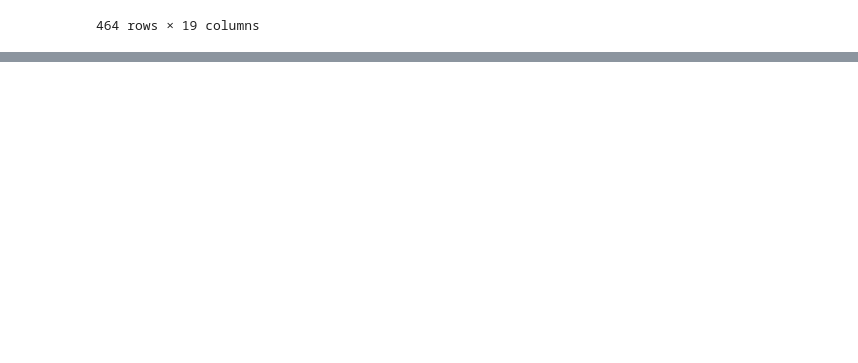
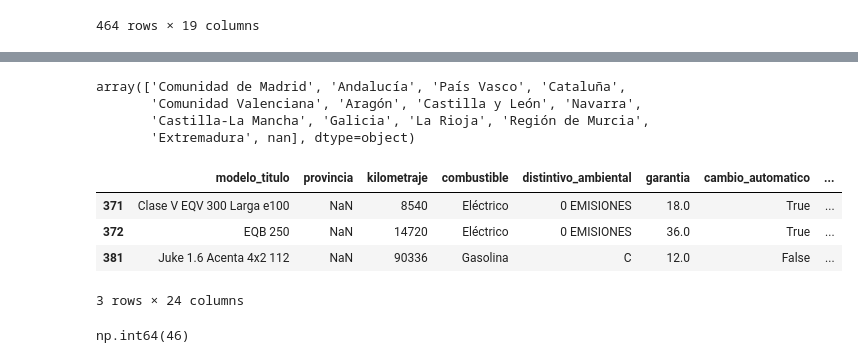
Before and after one commit to Bross-IT/PFB_coches, a Jupyter notebook: temp/ejecutar_script_limpieza.ipynb, the cells around one changed output, grey strips where cells are left out. Cells and saved outputs as stored; diff of their text form; code cells hidden in the pictures; blank space fills up the shorter version.

```diff
--- a/temp/ejecutar_script_limpieza.ipynb
+++ b/temp/ejecutar_script_limpieza.ipynb
@@ -45,3 +82,28 @@ df_limpio
+# %%
+df_limpio["comunidad"].unique()
+# %% [output]
+array(['Comunidad de Madrid', 'Andalucía', 'País Vasco', 'Cataluña',
+       'Comunidad Valenciana', 'Aragón', 'Castilla y León', 'Navarra',
+       'Castilla-La Mancha', 'Galicia', 'La Rioja', 'Región de Murcia',
+       'Extremadura', nan], dtype=object)
+# %%
+df_limpio[df_limpio["comunidad"].isna()]
+# %% [output]
+|  | modelo_titulo | provincia | kilometraje | combustible | distintivo_ambiental | garantia | cambio_automatico | ... |
+| 371 | Clase V EQV 300 Larga e100 | NaN | 8540 | Eléctrico | 0 EMISIONES | 18.0 | True | ... |
+| 372 | EQB 250 | NaN | 14720 | Eléctrico | 0 EMISIONES | 36.0 | True | ... |
+| 381 | Juke 1.6 Acenta 4x2 112 | NaN | 90336 | Gasolina | C | 12.0 | False | ... |
+3 rows × 24 columns
+# %%
+longitudes = df_limpio["nombre_vendedor_profesional"].apply(lambda x: len(x) if pd.notna(x) else 0)
+
+
+# Obtener la longitud máxima
+longitud_maxima = longitudes.max()
+
+longitud_maxima
+# %% [output]
+np.int64(46)
 # %%
 # con esto sabréis la ruta actual
 
```
Also changed, not shown: parts of 8 cells of this notebook.
